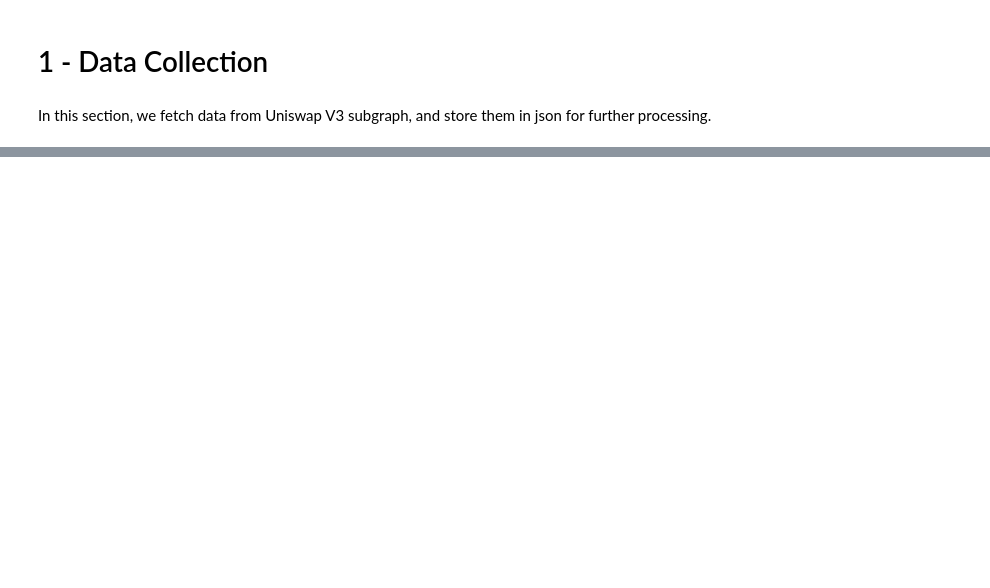
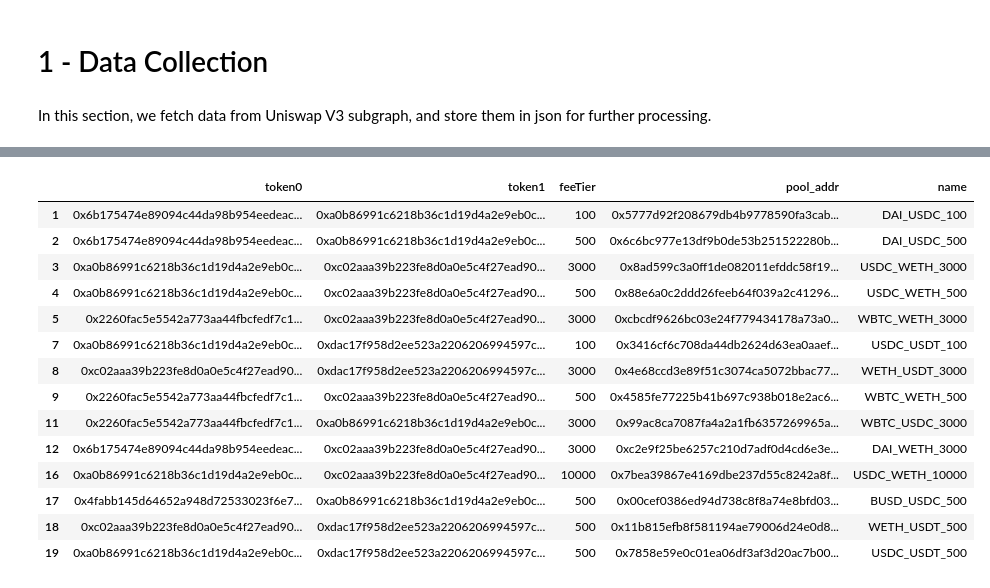
Before and after one commit to StardustLID/eth-uniswap-prelim-analysis, a Jupyter notebook: analysis/1-DataCollection.ipynb, the cells around one changed output, grey strips where cells are left out. Cells and saved outputs as stored; diff of their text form; code cells hidden in the pictures; blank space fills up the shorter version.

```diff
--- a/analysis/1-DataCollection.ipynb
+++ b/analysis/1-DataCollection.ipynb
@@ -55,0 +149,17 @@ whitelisted_addresses = np.array(
+# %%
+TOKEN_DAY_TIME_SERIES = """
+    query tokenDayDatas($startTime: Int!, $skip: Int!, $address: String!) {
+        tokenDayDatas(
+            first: 1000
+            skip: $skip
+            where: { token: $address, date_gt: $startTime }
+            orderBy: date
+            orderDirection: asc
+            subgraphError: allow
+        ) {
+            date
+            volumeUSD
+            totalValueLockedUSD
+        }
+    }
+"""
@@ -55,0 +211,13 @@ whitelisted_addresses = np.array(
+# %%
+if refetch:
+    # remove existing content in the out folder
+    for f in glob.glob(DATA_TOKEN_DAY_PATH + "/*"):
+        os.remove(f)
+
+    # fetch token day data for each token
+    for addr, sym in addr2sym_dict.items():
+        await fetch_token_chart_data(
+            addr,
+            sym,
+        )
+    print(fetch_token_error)
@@ -56,3 +228,11 @@ whitelisted_addresses = np.array(
+# %%
+def get_pool_key(symbol0: str, symbol1: str, fee_tier: int) -> str:
+    """
+    Generates a key for a pool.
+    `token0`, `token1` and `feeTier` together uniquely define a pool.
+    But using symbol instead of token address involve a risk.
+    """
+    return f"{symbol0}_{symbol1}_{fee_tier}"
 # %%
 TWENTY_LARGEST_TVL_POOLS_QUERY = """
 {
@@ -130,36 +306,47 @@ def format_pool_name(symbol0: str, symbol1: str, fee_tier: int) -> str:
 # %%
 with open(f"{DATA_PATH}/topPoolDatas.json", "r") as f:
     top_pool_datas = json.load(f)
 
 # replace nested dict with token addr
 for pool_dict in top_pool_datas["topPoolDatas"]:
     for token in ["token0", "token1"]:
         pool_dict[token] = pool_dict[token]["id"]
 
 top_pools_df = pd.DataFrame.from_dict(top_pool_datas["topPoolDatas"]).astype(
     {"token0": str, "token1": str, "feeTier": int}
 )
 
-# drop unused cols
-top_pools_df.drop(columns=["tick", "sqrtPrice", "liquidity"], inplace=True)
-
 # add addr
 top_pools_df["pool_addr"] = largest_tvl_pool_addrs
 
 # whitelist a pool if both its token0 and token1 are whitelisted
 is_whitelisted_pool = top_pools_df["token0"].isin(whitelisted_addresses) & top_pools_df[
     "token1"
 ].isin(whitelisted_addresses)
 top_pools_df = top_pools_df[is_whitelisted_pool]
 
 # add name
 top_pools_df["name"] = top_pools_df.apply(
-    lambda x: format_pool_name(
-        addr2sym(x["token0"]), addr2sym(x["token1"]), x["feeTier"]
-    ),
+    lambda x: get_pool_key(addr2sym(x["token0"]), addr2sym(x["token1"]), x["feeTier"]),
     axis=1,
 )
 
 top_pools_df
+# %% [output]
+|  | token0 | token1 | feeTier | pool_addr | name |
+| 1 | 0x6b175474e89094c44da98b954eedeac... | 0xa0b86991c6218b36c1d19d4a2e9eb0c... | 100 | 0x5777d92f208679db4b9778590fa3cab... | DAI_USDC_100 |
+| 2 | 0x6b175474e89094c44da98b954eedeac... | 0xa0b86991c6218b36c1d19d4a2e9eb0c... | 500 | 0x6c6bc977e13df9b0de53b251522280b... | DAI_USDC_500 |
+| 3 | 0xa0b86991c6218b36c1d19d4a2e9eb0c... | 0xc02aaa39b223fe8d0a0e5c4f27ead90... | 3000 | 0x8ad599c3a0ff1de082011efddc58f19... | USDC_WETH_3000 |
+| 4 | 0xa0b86991c6218b36c1d19d4a2e9eb0c... | 0xc02aaa39b223fe8d0a0e5c4f27ead90... | 500 | 0x88e6a0c2ddd26feeb64f039a2c41296... | USDC_WETH_500 |
+| 5 | 0x2260fac5e5542a773aa44fbcfedf7c1... | 0xc02aaa39b223fe8d0a0e5c4f27ead90... | 3000 | 0xcbcdf9626bc03e24f779434178a73a0... | WBTC_WETH_3000 |
+| 7 | 0xa0b86991c6218b36c1d19d4a2e9eb0c... | 0xdac17f958d2ee523a2206206994597c... | 100 | 0x3416cf6c708da44db2624d63ea0aaef... | USDC_USDT_100 |
+| 8 | 0xc02aaa39b223fe8d0a0e5c4f27ead90... | 0xdac17f958d2ee523a2206206994597c... | 3000 | 0x4e68ccd3e89f51c3074ca5072bbac77... | WETH_USDT_3000 |
+| 9 | 0x2260fac5e5542a773aa44fbcfedf7c1... | 0xc02aaa39b223fe8d0a0e5c4f27ead90... | 500 | 0x4585fe77225b41b697c938b018e2ac6... | WBTC_WETH_500 |
+| 11 | 0x2260fac5e5542a773aa44fbcfedf7c1... | 0xa0b86991c6218b36c1d19d4a2e9eb0c... | 3000 | 0x99ac8ca7087fa4a2a1fb6357269965a... | WBTC_USDC_3000 |
+| 12 | 0x6b175474e89094c44da98b954eedeac... | 0xc02aaa39b223fe8d0a0e5c4f27ead90... | 3000 | 0xc2e9f25be6257c210d7adf0d4cd6e3e... | DAI_WETH_3000 |
+| 16 | 0xa0b86991c6218b36c1d19d4a2e9eb0c... | 0xc02aaa39b223fe8d0a0e5c4f27ead90... | 10000 | 0x7bea39867e4169dbe237d55c8242a8f... | USDC_WETH_10000 |
+| 17 | 0x4fabb145d64652a948d72533023f6e7... | 0xa0b86991c6218b36c1d19d4a2e9eb0c... | 500 | 0x00cef0386ed94d738c8f8a74e8bfd03... | BUSD_USDC_500 |
+| 18 | 0xc02aaa39b223fe8d0a0e5c4f27ead90... | 0xdac17f958d2ee523a2206206994597c... | 500 | 0x11b815efb8f581194ae79006d24e0d8... | WETH_USDT_500 |
+| 19 | 0xa0b86991c6218b36c1d19d4a2e9eb0c... | 0xdac17f958d2ee523a2206206994597c... | 500 | 0x7858e59e0c01ea06df3af3d20ac7b00... | USDC_USDT_500 |
 # %%
 top_pools_df.info()
```
Also changed, not shown: parts of 23 cells of this notebook.
